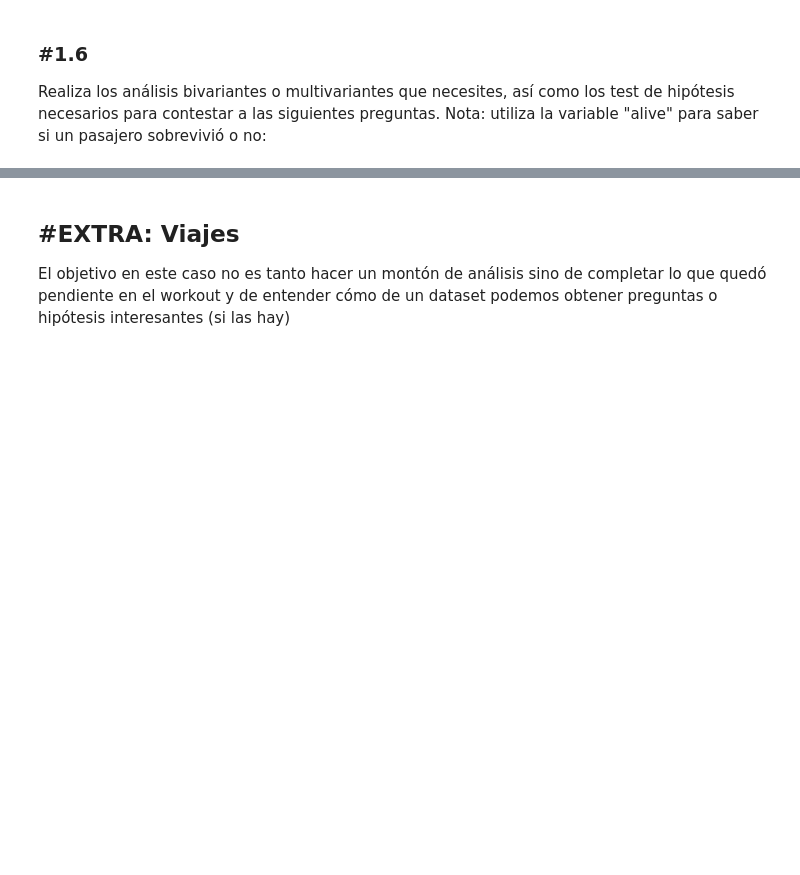
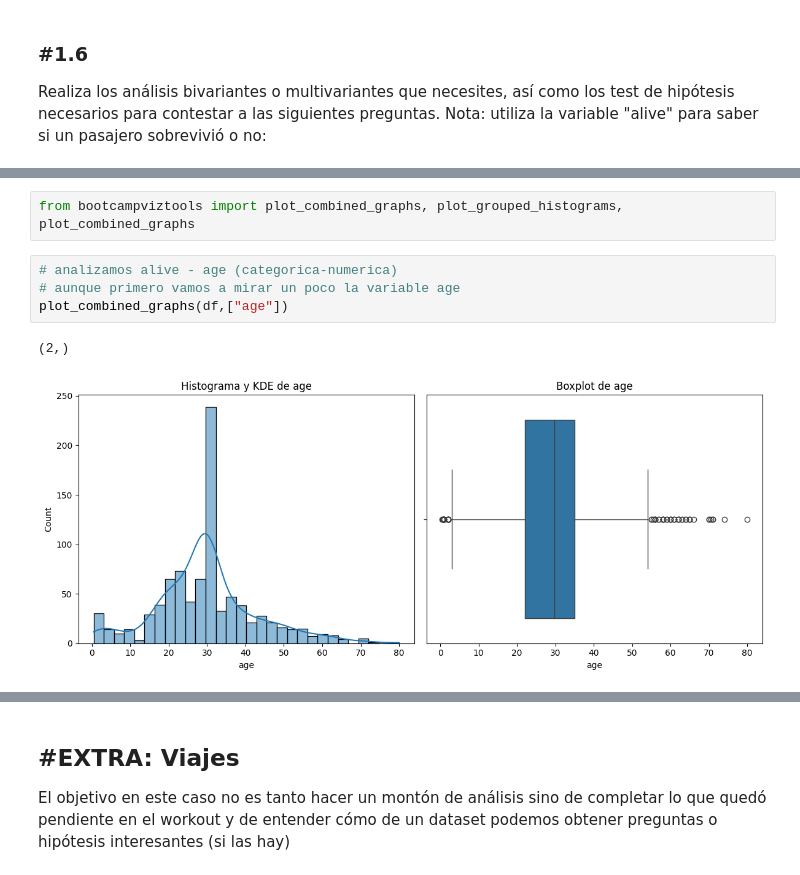
Before and after one commit to MHHsim/DS-Online-Marta-Harana, a Jupyter notebook: 03_Data_Analysis/Sprint_07/Unidad_02_Estadistica_Descriptiva_Multivariante/03_Practica_Obligatoria/18_Practica_Obligatoria_Multivariante.ipynb, the cells around one changed output, grey strips where cells are left out. Cells and saved outputs as stored; diff of their text form; blank space fills up the shorter version.

```diff
--- a/03_Data_Analysis/Sprint_07/Unidad_02_Estadistica_Descriptiva_Multivariante/03_Practica_Obligatoria/18_Practica_Obligatoria_Multivariante.ipynb
+++ b/03_Data_Analysis/Sprint_07/Unidad_02_Estadistica_Descriptiva_Multivariante/03_Practica_Obligatoria/18_Practica_Obligatoria_Multivariante.ipynb
@@ -134,0 +216,9 @@ Realiza los análisis bivariantes o multivariantes que necesites, así como los
+# %%
+from bootcampviztools import plot_combined_graphs, plot_grouped_histograms, plot_combined_graphs
+# %%
+# analizamos alive - age (categorica-numerica)
+# aunque primero vamos a mirar un poco la variable age
+plot_combined_graphs(df,["age"])
+# %% [output]
+(2,)
+[figure, added]
```
Also changed, not shown: parts of 49 cells of this notebook, 3 other files.
